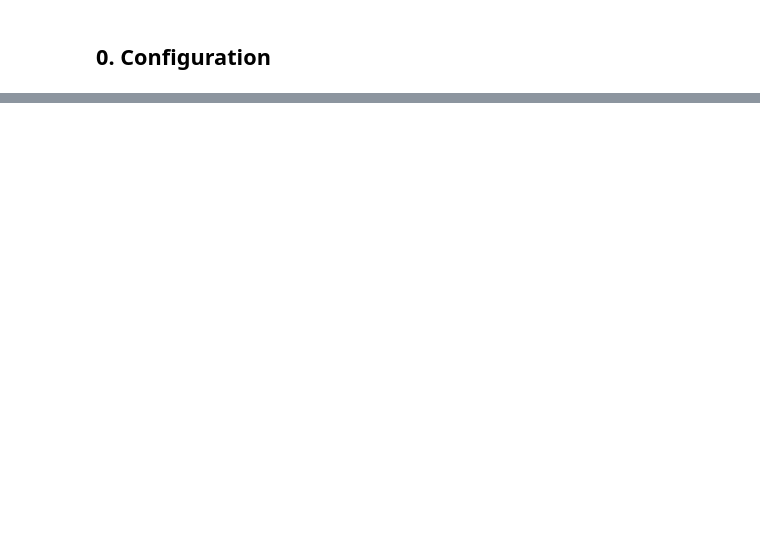
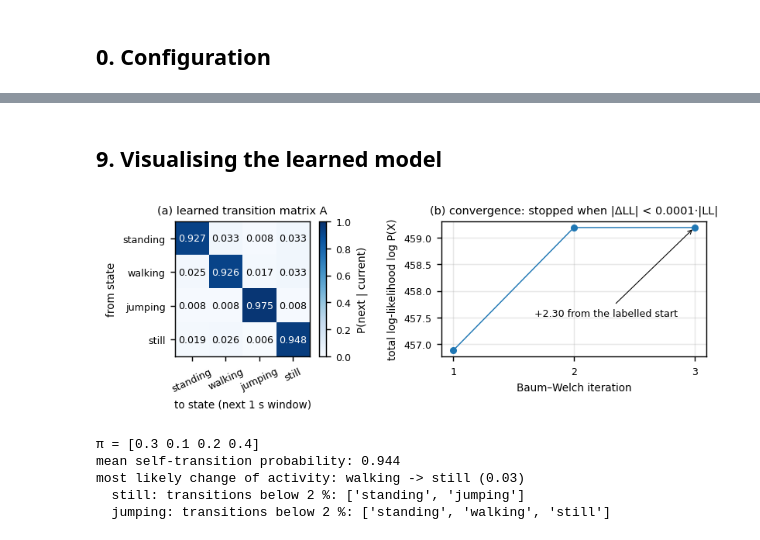
Before and after one commit to Elvin100s/hmm-activity-recognition, a Jupyter notebook: notebooks/HMM_Activity_Recognition.ipynb, the cells around one changed output, grey strips where cells are left out. Saved outputs shown, nothing was run; the diff lists cells and outputs as text; code cells hidden in the pictures; blank space fills up the shorter version.

```diff
--- a/notebooks/HMM_Activity_Recognition.ipynb
+++ b/notebooks/HMM_Activity_Recognition.ipynb
@@ -141,0 +472,46 @@ def per_state_metrics(cm, names):
+# %% [markdown]
+## 9. Visualising the learned model
+# %%
+fig, (ax, ax2) = plt.subplots(1, 2, figsize=(6.8, 2.1), gridspec_kw={"width_ratios": [1.15, 1]})
+im = ax.imshow(model.transmat_, cmap="Blues", vmin=0, vmax=1)
+for i in range(len(STATES)):
+    for j in range(len(STATES)):
+        v = model.transmat_[i, j]
+        ax.text(j, i, f"{v:.3f}", ha="center", va="center", fontsize=7, color="white" if v > 0.55 else "black")
+ax.set_xticks(range(len(STATES)), STATES, rotation=25)
+ax.set_yticks(range(len(STATES)), STATES)
+ax.set_xlabel("to state (next 1 s window)")
+ax.set_ylabel("from state")
+ax.set_title("(a) learned transition matrix A")
+fig.colorbar(im, ax=ax, fraction=0.046, pad=0.03, label="P(next | current)")
+ax.grid(False)
+
+it = np.arange(1, len(model.history_) + 1)
+ax2.plot(it, model.history_, marker="o", ms=4)
+ax2.set_xticks(it)
+ax2.set_xlabel("Baum–Welch iteration")
+ax2.set_ylabel("total log-likelihood log P(X)")
+ax2.set_title(f"(b) convergence: stopped when |ΔLL| < {BW_TOL:g}·|LL|")
+ax2.annotate(f"{model.history_[-1] - model.history_[0]:+.2f} from the labelled start",
+             xy=(it[-1], model.history_[-1]), xytext=(0.35, 0.3), textcoords="axes fraction",
+             arrowprops={"arrowstyle": "->", "lw": 0.6}, fontsize=7)
+plt.tight_layout(pad=0.3, w_pad=1.5)
+plt.savefig(FIG / "transition_and_convergence.png", bbox_inches="tight")
+plt.show()
+
+print("π =", np.round(model.startprob_, 3))
+print("mean self-transition probability:", round(float(np.diag(model.transmat_).mean()), 3))
+A_off = model.transmat_.copy(); np.fill_diagonal(A_off, 0)
+ii, jj = np.unravel_index(np.argmax(A_off), A_off.shape)
+print(f"most likely change of activity: {STATES[ii]} -> {STATES[jj]} ({A_off[ii, jj]:.2f})")
+for s in ("still", "jumping"):
+    i = STATES.index(s)
+    deny = [STATES[j] for j in range(len(STATES)) if model.transmat_[i, j] < 0.02 and j != i]
+    print(f"  {s}: transitions below 2 %: {deny or 'none'}")
+# %% [output]
+[figure, added]
+π = [0.3 0.1 0.2 0.4]
+mean self-transition probability: 0.944
+most likely change of activity: walking -> still (0.03)
+  still: transitions below 2 %: ['standing', 'jumping']
+  jumping: transitions below 2 %: ['standing', 'walking', 'still']
```
Also changed, not shown: parts of 47 cells of this notebook.
